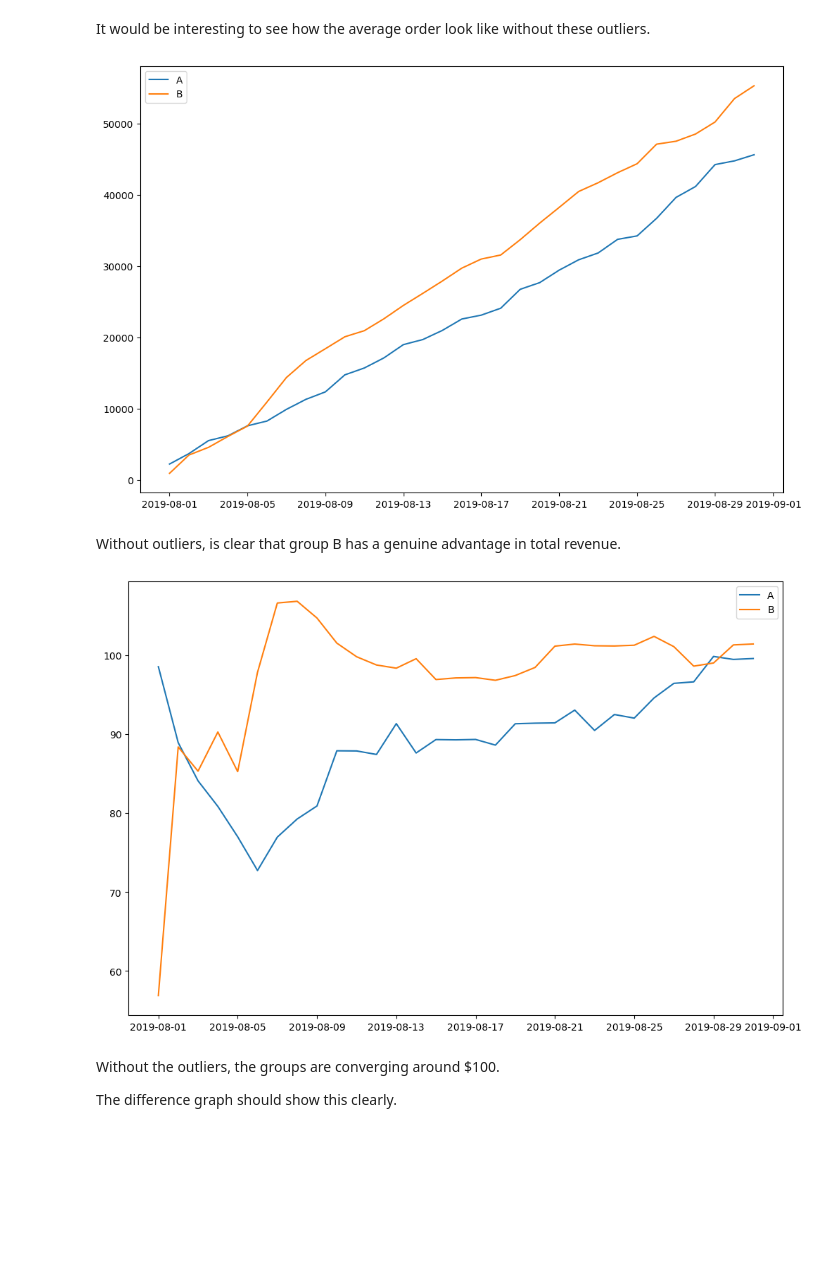
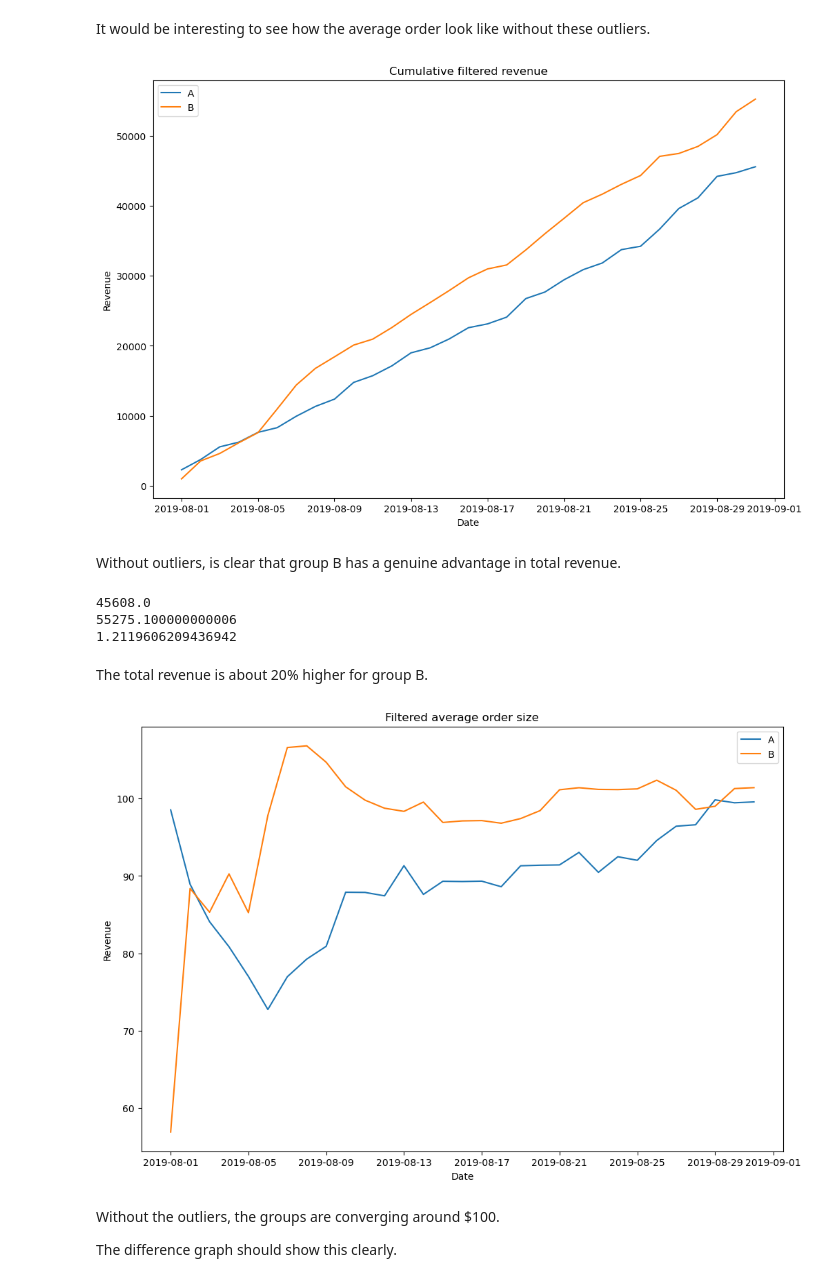
Before and after one commit to Silverscale/Tripleten-A-B-testing, a Jupyter notebook: A_B_testing.ipynb, the cells around one changed output. Cells and saved outputs as stored; diff of their text form; code cells hidden in the pictures; blank space fills up the shorter version.

```diff
--- a/A_B_testing.ipynb
+++ b/A_B_testing.ipynb
@@ -780,30 +802,48 @@ plt.plot(
     filtered_cum_revenueB['revenue'],
     label="B"
 )
+plt.title('Cumulative filtered revenue')
+plt.xlabel('Date')
+plt.ylabel('Revenue')
+
 plt.legend();
 # %% [output]
-[figure, old version]
+[figure, new version]
 # %% [markdown]
 Without outliers, is clear that group B has a genuine advantage in total revenue.
+# %%
+print(filtered_cum_revenueA['revenue'].max())
+print(filtered_cum_revenueB['revenue'].max())
+print(filtered_cum_revenueB['revenue'].max() / filtered_cum_revenueA['revenue'].max())
+# %% [output]
+45608.0
+55275.100000000006
+1.2119606209436942
+# %% [markdown]
+The total revenue is about 20% higher for group B.
 # %%
 filtered_cum_revenueA['avg_order_size'] = filtered_cum_revenueA['revenue'] / filtered_cum_revenueA['orders']
 filtered_cum_revenueB['avg_order_size'] = filtered_cum_revenueB['revenue'] / filtered_cum_revenueB['orders']
 # %%
 plt.figure(figsize=(12,8))
 plt.plot(
     filtered_cum_revenueA['date'],
     filtered_cum_revenueA['avg_order_size'],
     label="A"
 )
 
 plt.plot(
     filtered_cum_revenueB['date'],
     filtered_cum_revenueB['avg_order_size'],
     label="B"
 )
+plt.title('Filtered average order size')
+plt.xlabel('Date')
+plt.ylabel('Revenue')
+
 plt.legend();
 # %% [output]
-[figure, old version]
+[figure, new version]
 # %% [markdown]
 Without the outliers, the groups are converging around $100.
 
```
Also changed, not shown: parts of 13 cells of this notebook.
